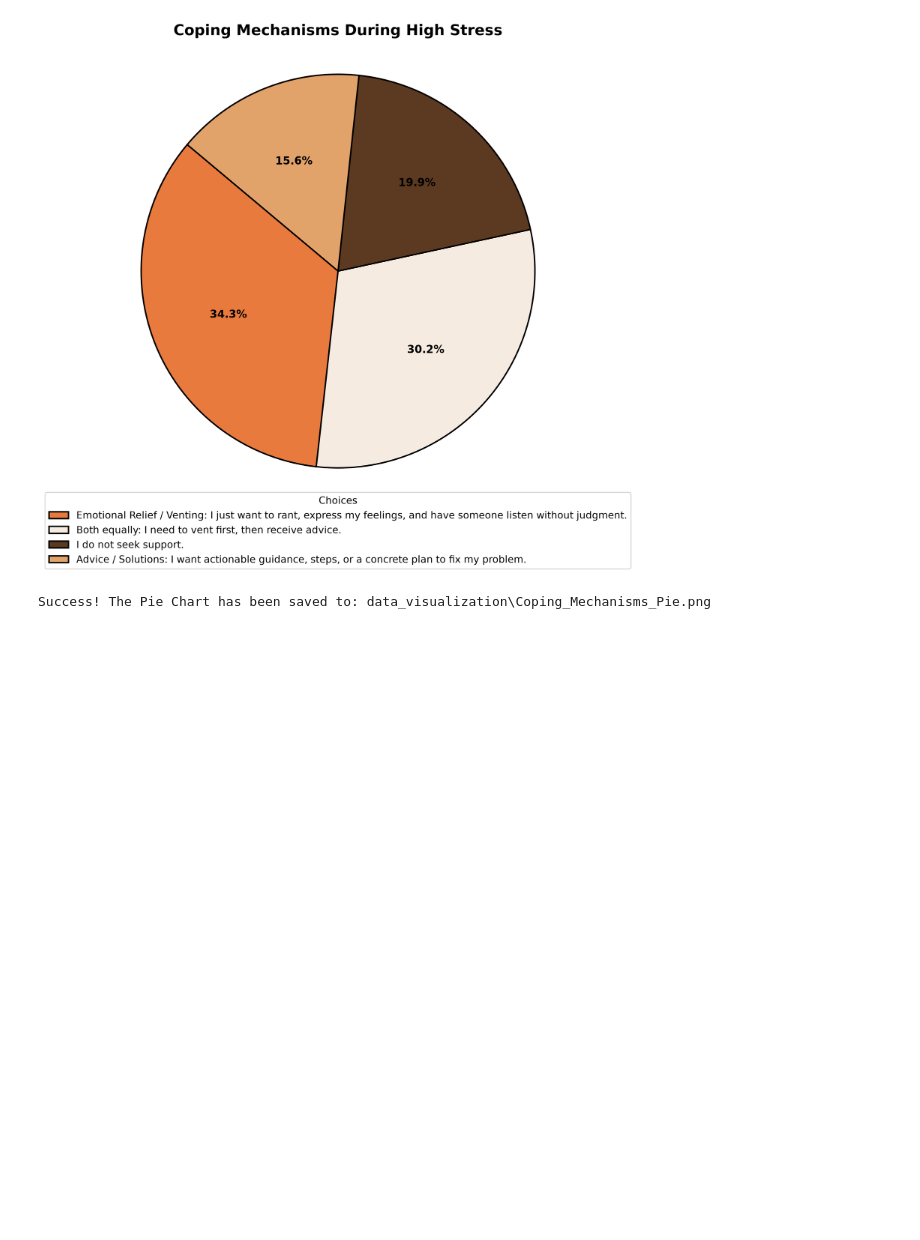
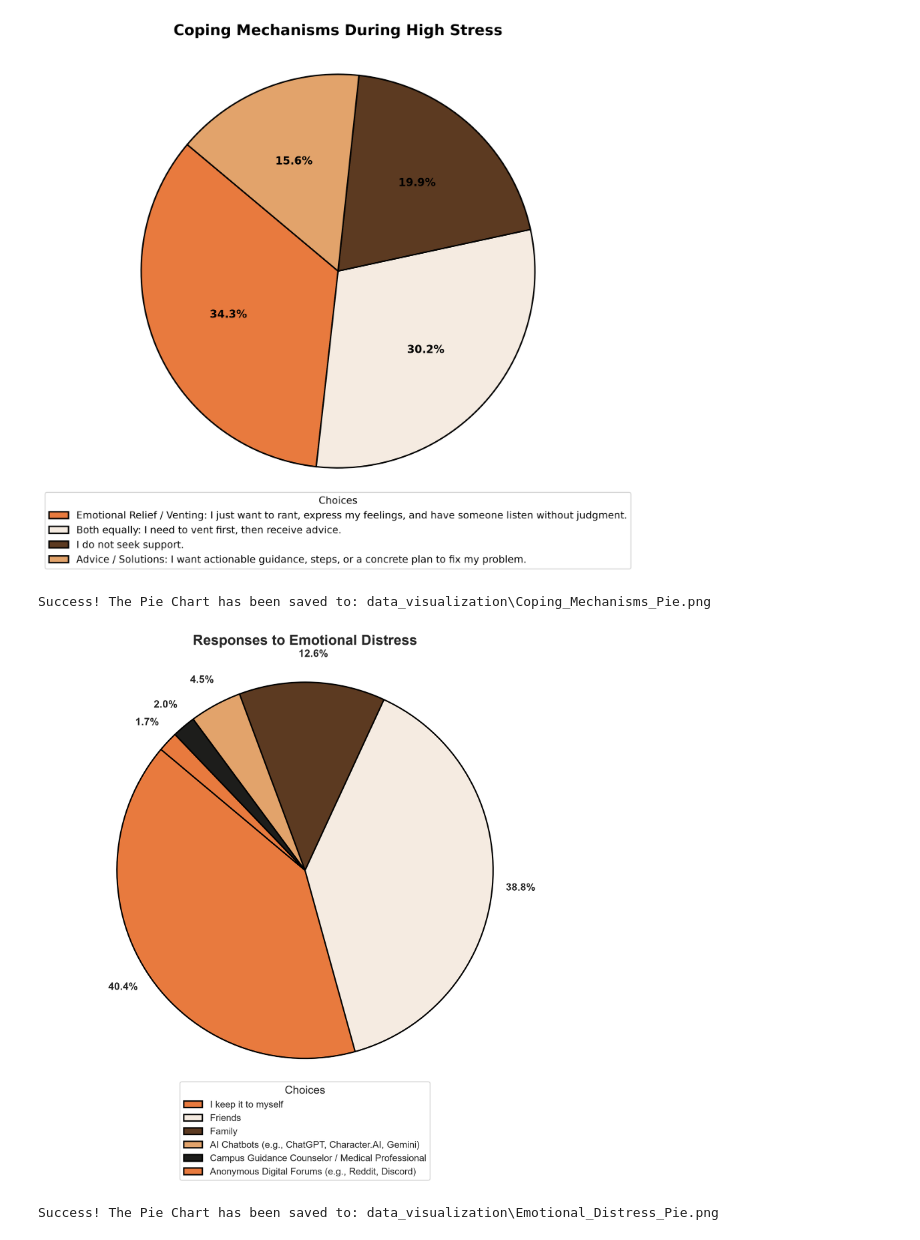
Before and after one commit to JohnLloydCanoy/amuma, a Jupyter notebook: interpretation/data_visualization.ipynb, the cells around one changed output. Cells and saved outputs as stored; diff of their text form; code cells hidden in the pictures; blank space fills up the shorter version.

```diff
--- a/interpretation/data_visualization.ipynb
+++ b/interpretation/data_visualization.ipynb
@@ -426,3 +426,78 @@ print(f"Success! The Pie Chart has been saved to: {file_path}")
 # %% [output]
 [figure]
 Success! The Pie Chart has been saved to: data_visualization\Coping_Mechanisms_Pie.png
+# %%
+import os
+import matplotlib.pyplot as plt
+import pandas as pd
+import seaborn as sns
+
+# 1. Turn on Seaborn styling for a clean background
+sns.set_theme(style="white")
+
+# 2. Load the dataset
+cleaned_df = pd.read_csv("rawdata/Cleaned_Data.csv")
+
+# 3. Grab Column 13 (Index 12)
+distress_col = cleaned_df.columns[12]
+
+# 4. Count the answers
+answer_counts = cleaned_df[distress_col].dropna().value_counts()
+labels = answer_counts.index
+sizes = answer_counts.values
+
+# 5. Set up the figure (Taller so the legend fits)
+plt.figure(figsize=(10, 8), dpi=300)
+
+# The Calico Theme Palette
+calico_colors = ["#E87A3E", "#F5EBE1", "#5C3A21", "#E2A36B", "#1D1D1B"]
+colors = [calico_colors[i % len(calico_colors)] for i in range(len(answer_counts))]
+
+# 6. Create the Pie Chart
+wedges, texts, autotexts = plt.pie(
+    sizes,
+    colors=colors,
+    autopct="%1.1f%%",
+    startangle=140,
+    pctdistance=1.15,  # Pushes percentages outside
+    wedgeprops={"edgecolor": "black", "linewidth": 1.5},
+    textprops={"fontsize": 11, "fontweight": "bold"},
+)
+
+# 7. Add title and styling
+plt.title(
+    "Responses to Emotional Distress",
+    fontsize=15,
+    fontweight="bold",
+    pad=20,
+)
+
+# This ensures the pie is drawn as a perfect circle
+plt.axis("equal")
+
+# 8. Add the Legend at the Bottom
+plt.legend(
+    wedges,
+    labels,
+    title="Choices",
+    loc="upper center",
+    bbox_to_anchor=(0.5, 0.0),  # Pushes it below the chart
+    ncol=1,  # Lists them vertically
+    fontsize=10,
+)
+
+# 9. Save to the specific folder
+save_folder = "data_visualization"
+os.makedirs(save_folder, exist_ok=True)
+
+file_path = os.path.join(save_folder, "Emotional_Distress_Pie.png")
+
+# bbox_inches="tight" ensures the bottom legend doesn't get cut off!
+plt.savefig(file_path, dpi=300, bbox_inches="tight")
+
+plt.show()
+
+print(f"Success! The Pie Chart has been saved to: {file_path}")
+# %% [output]
+[figure, added]
+Success! The Pie Chart has been saved to: data_visualization\Emotional_Distress_Pie.png
```
